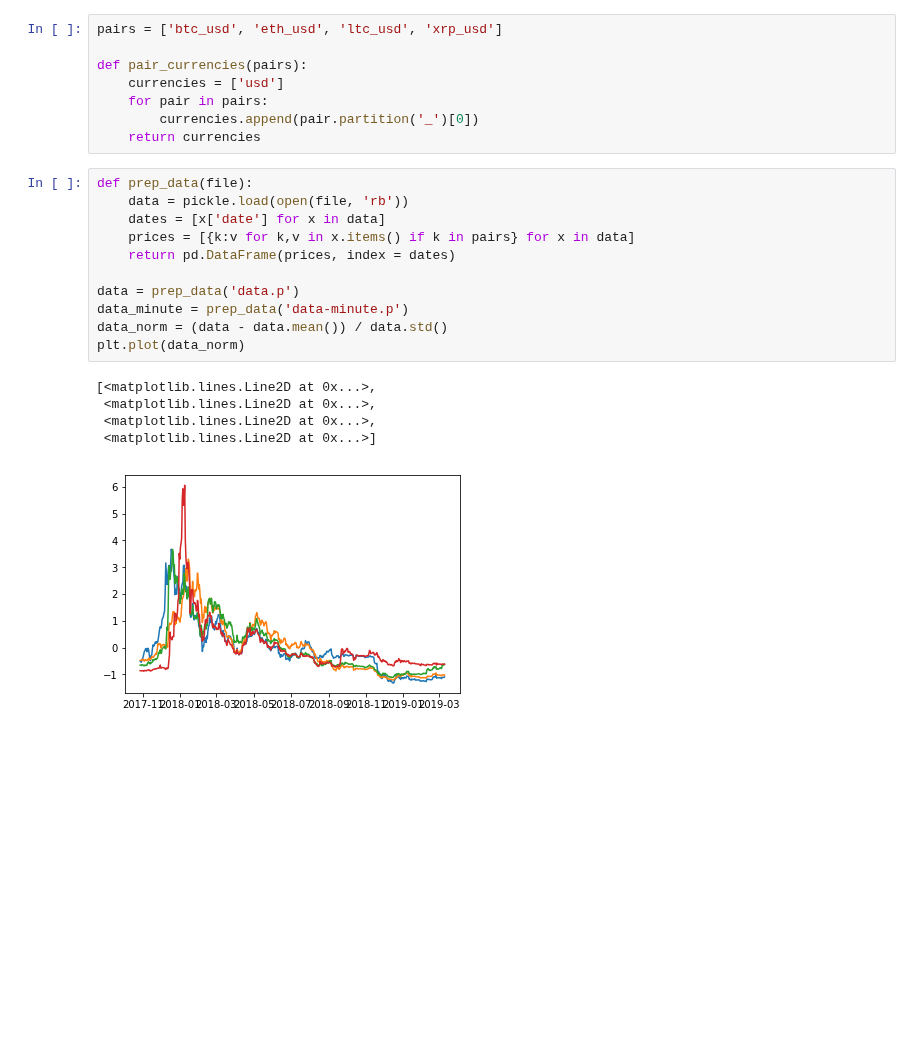
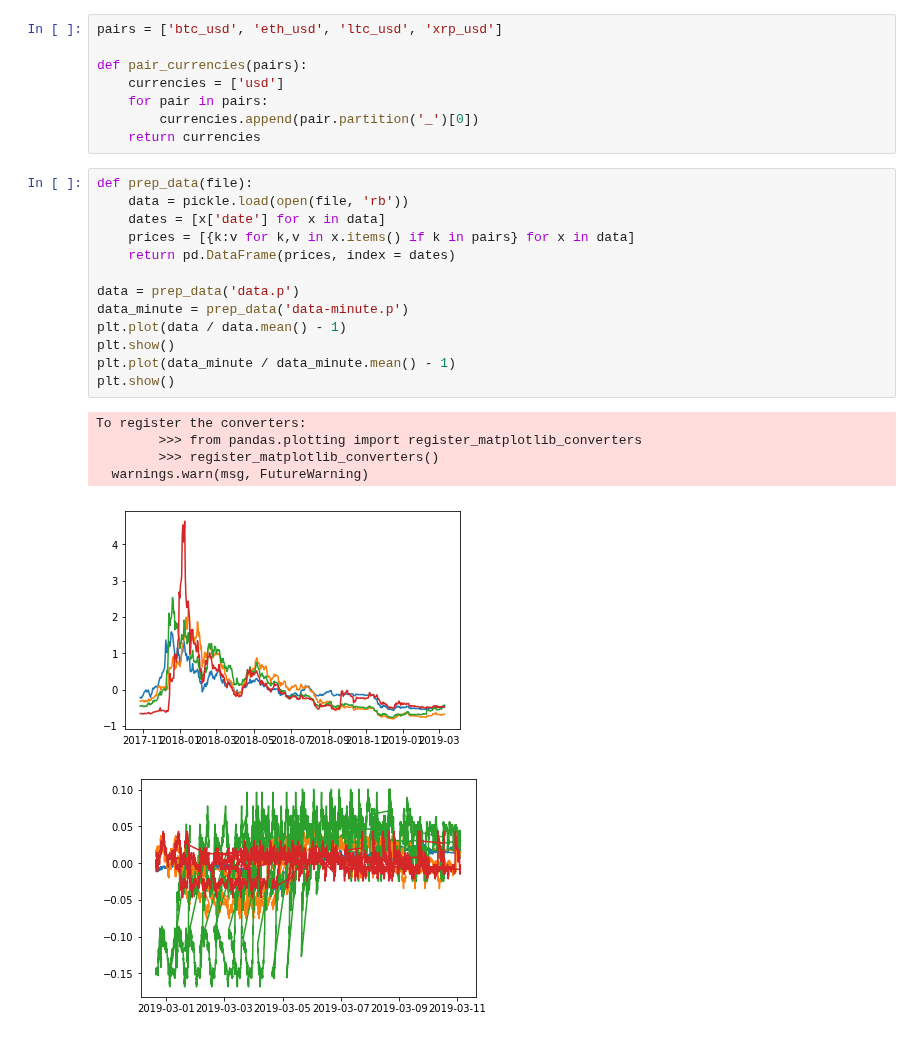
Before and after one commit to cambrian/quant, a Jupyter notebook: research/analysis.ipynb, the cells around one changed output. Cells and saved outputs as stored; diff of their text form; blank space fills up the shorter version.

```diff
--- a/research/analysis.ipynb
+++ b/research/analysis.ipynb
@@ -15,20 +23,23 @@ def pair_currencies(pairs):
 # %%
 def prep_data(file):
     data = pickle.load(open(file, 'rb'))
     dates = [x['date'] for x in data]
     prices = [{k:v for k,v in x.items() if k in pairs} for x in data]
     return pd.DataFrame(prices, index = dates)
 
 data = prep_data('data.p')
 data_minute = prep_data('data-minute.p')
-data_norm = (data - data.mean()) / data.std()
-plt.plot(data_norm)
+plt.plot(data / data.mean() - 1)
+plt.show()
+plt.plot(data_minute / data_minute.mean() - 1)
+plt.show()
 # %% [output]
-[<matplotlib.lines.Line2D at 0x...>,
- <matplotlib.lines.Line2D at 0x...>,
- <matplotlib.lines.Line2D at 0x...>,
- <matplotlib.lines.Line2D at 0x...>]
+To register the converters:
+        >>> from pandas.plotting import register_matplotlib_converters
+        >>> register_matplotlib_converters()
+  warnings.warn(msg, FutureWarning)
-[figure, old version]
+[figure, new version]
+[figure, added]
 # %%
 def plot_corr(df,size=10):
     '''Function plots a graphical correlation matrix for each pair of columns in the dataframe.
```
Also changed, not shown: parts of 5 cells of this notebook, 1 other file.
